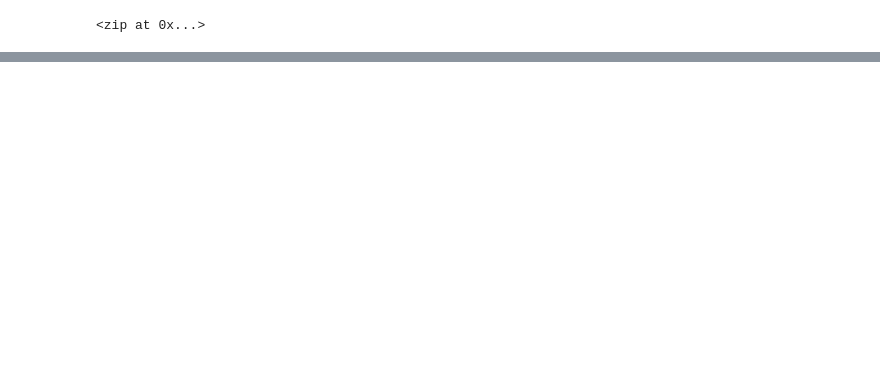
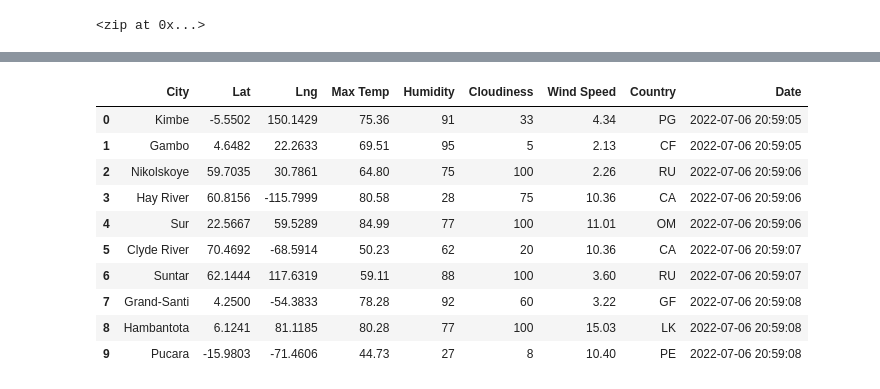
Before and after one commit to caitlinbighem/World_Weather_Analysis, a Jupyter notebook: WeatherPy.ipynb, the cells around one changed output, grey strips where cells are left out. Saved outputs shown, nothing was run; the diff lists cells and outputs as text; code cells hidden in the pictures; blank space fills up the shorter version.

```diff
--- a/WeatherPy.ipynb
+++ b/WeatherPy.ipynb
@@ -55,0 +74,12 @@ len(cities)
+# %%
+url = "http://api.openweathermap.org/data/2.5/weather?units=Imperial&APPID=" + weather_api_key
+# %%
+# Create an empty list to hold the weather data.
+city_data = []
+# Print the beginning of the logging.
+print("Beginning Data Retrieval     ")
+print("-----------------------------")
+
+# Create counters.
+record_count = 1
+set_count = 1
@@ -55,0 +171,16 @@ len(cities)
+# %%
+# Convert the array of dictionaries to a Pandas DataFrame.
+city_data_df = pd.DataFrame(city_data)
+city_data_df.head(10)
+# %% [output]
+|  | City | Lat | Lng | Max Temp | Humidity | Cloudiness | Wind Speed | Country | Date |
+| 0 | Kimbe | -5.5502 | 150.1429 | 75.36 | 91 | 33 | 4.34 | PG | 2022-07-06 20:59:05 |
+| 1 | Gambo | 4.6482 | 22.2633 | 69.51 | 95 | 5 | 2.13 | CF | 2022-07-06 20:59:05 |
+| 2 | Nikolskoye | 59.7035 | 30.7861 | 64.80 | 75 | 100 | 2.26 | RU | 2022-07-06 20:59:06 |
+| 3 | Hay River | 60.8156 | -115.7999 | 80.58 | 28 | 75 | 10.36 | CA | 2022-07-06 20:59:06 |
+| 4 | Sur | 22.5667 | 59.5289 | 84.99 | 77 | 100 | 11.01 | OM | 2022-07-06 20:59:06 |
+| 5 | Clyde River | 70.4692 | -68.5914 | 50.23 | 62 | 20 | 10.36 | CA | 2022-07-06 20:59:07 |
+| 6 | Suntar | 62.1444 | 117.6319 | 59.11 | 88 | 100 | 3.60 | RU | 2022-07-06 20:59:07 |
+| 7 | Grand-Santi | 4.2500 | -54.3833 | 78.28 | 92 | 60 | 3.22 | GF | 2022-07-06 20:59:08 |
+| 8 | Hambantota | 6.1241 | 81.1185 | 80.28 | 77 | 100 | 15.03 | LK | 2022-07-06 20:59:08 |
+| 9 | Pucara | -15.9803 | -71.4606 | 44.73 | 27 | 8 | 10.40 | PE | 2022-07-06 20:59:08 |
```
Also changed, not shown: parts of 12 cells of this notebook, 4 other files.
